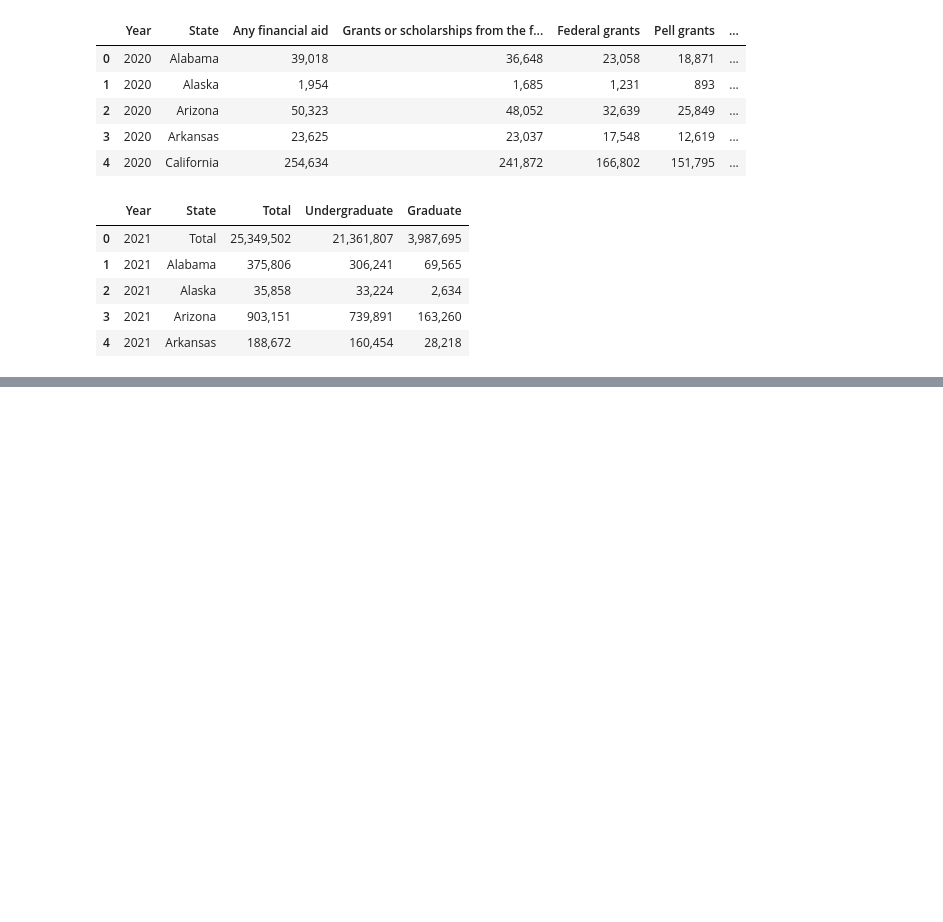
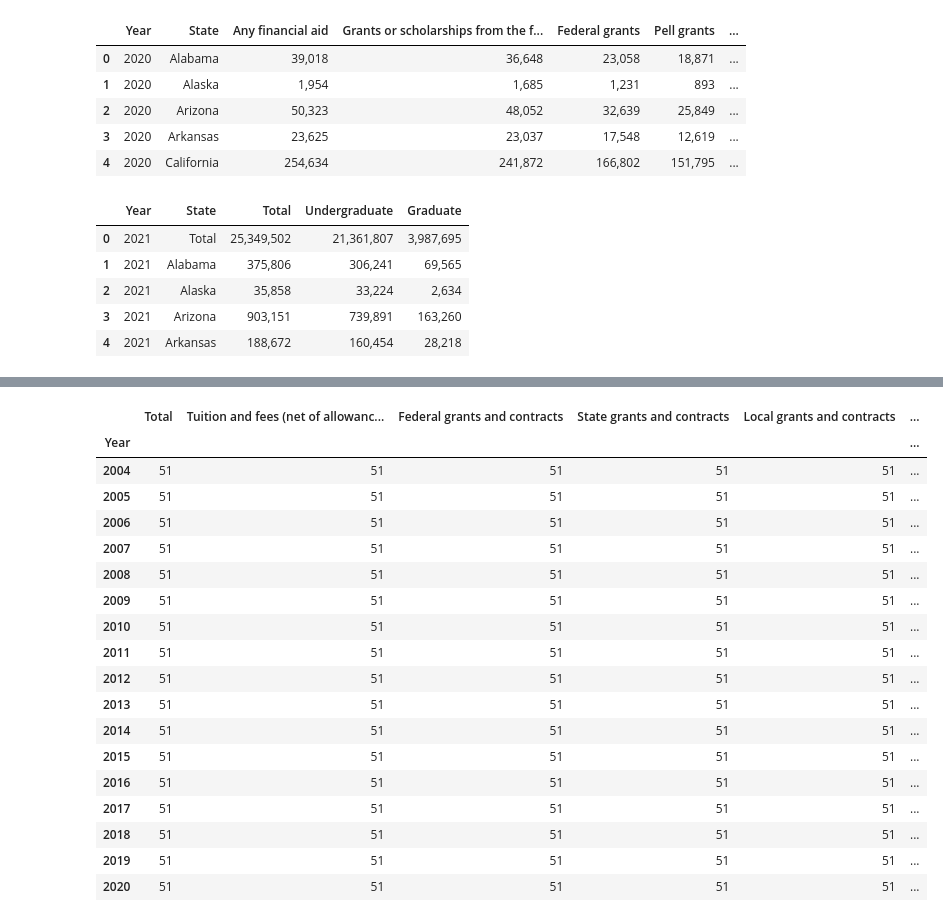
Before and after one commit to brevinowens/solvemined, a Jupyter notebook: Extract.ipynb, the cells around one changed output, grey strips where cells are left out. Saved outputs shown, nothing was run; the diff lists cells and outputs as text; code cells hidden in the pictures; blank space fills up the shorter version.

```diff
--- a/Extract.ipynb
+++ b/Extract.ipynb
@@ -47,0 +63,14 @@ revenue_copy = revenue
+# %%
+# Create a copy of the revenue df and drop columns
+revenue_copy = revenue[["Year", "State", "Total", "Tuition and fees (net of allowances and discounts)", \
+                        'Federal grants and contracts', 'State grants and contracts', 'Local grants and contracts',\
+                        'Gifts', 'Investment income', 'Additions to permanent endowments']].copy()
+
+# Drop last four rows (contains source info)
+revenue_copy = revenue_copy.drop(index=[887,886,885,884])
+# %%
+# Drop "Total" row for each year
+## Code adapted from https://www.shanelynn.ie/pandas-drop-delete-dataframe-rows-columns/
+revenue_2 = revenue_copy.set_index("State")
+revenue_2 = revenue_2.drop("Total")
+revenue_2
@@ -47,0 +92,24 @@ revenue_copy = revenue
+# %%
+# Use groupby to confirm number of states is accurate
+grouped_revenue = revenue_2.groupby(["Year"]).count()
+grouped_revenue
+# %% [output]
+|  | Total | Tuition and fees (net of allowanc... | Federal grants and contracts | State grants and contracts | Local grants and contracts | ... |
+| Year |  |  |  |  |  | ... |
+| 2004 | 51 | 51 | 51 | 51 | 51 | ... |
+| 2005 | 51 | 51 | 51 | 51 | 51 | ... |
+| 2006 | 51 | 51 | 51 | 51 | 51 | ... |
+| 2007 | 51 | 51 | 51 | 51 | 51 | ... |
+| 2008 | 51 | 51 | 51 | 51 | 51 | ... |
+| 2009 | 51 | 51 | 51 | 51 | 51 | ... |
+| 2010 | 51 | 51 | 51 | 51 | 51 | ... |
+| 2011 | 51 | 51 | 51 | 51 | 51 | ... |
+| 2012 | 51 | 51 | 51 | 51 | 51 | ... |
+| 2013 | 51 | 51 | 51 | 51 | 51 | ... |
+| 2014 | 51 | 51 | 51 | 51 | 51 | ... |
+| 2015 | 51 | 51 | 51 | 51 | 51 | ... |
+| 2016 | 51 | 51 | 51 | 51 | 51 | ... |
+| 2017 | 51 | 51 | 51 | 51 | 51 | ... |
+| 2018 | 51 | 51 | 51 | 51 | 51 | ... |
+| 2019 | 51 | 51 | 51 | 51 | 51 | ... |
+| 2020 | 51 | 51 | 51 | 51 | 51 | ... |
```
Also changed, not shown: parts of 20 cells of this notebook.
